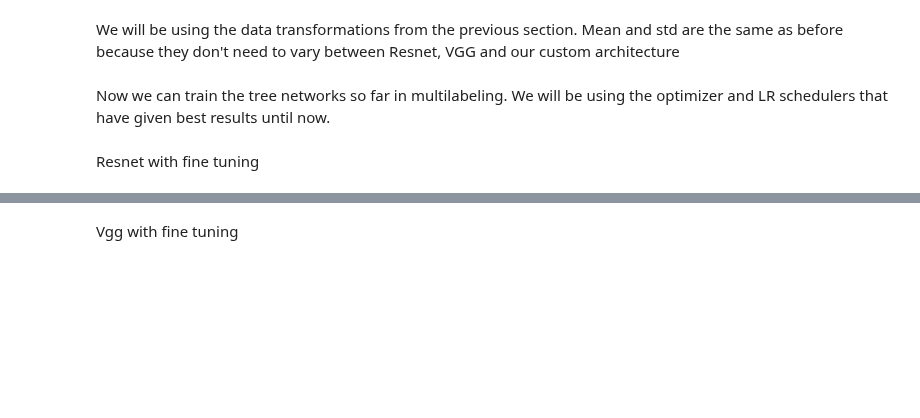
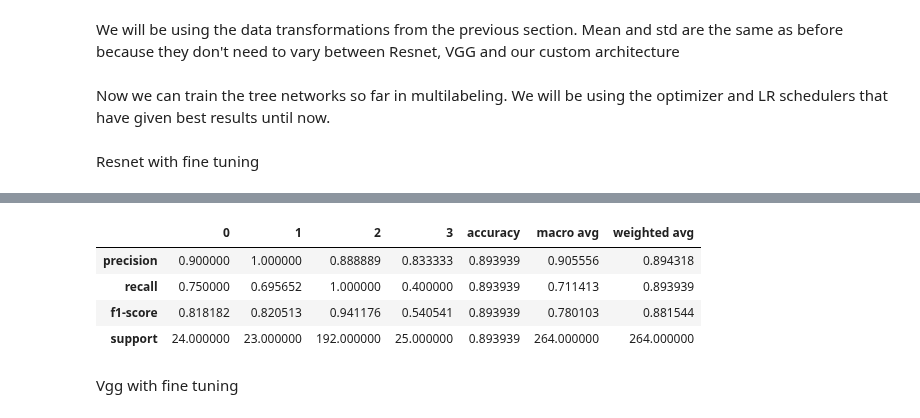
Before and after one commit to joaolucasmartins/VC2022, a Jupyter notebook: Part2/classification.ipynb, the cells around one changed output, grey strips where cells are left out. Cells and saved outputs as stored; diff of their text form; code cells hidden in the pictures; blank space fills up the shorter version.

```diff
--- a/Part2/classification.ipynb
+++ b/Part2/classification.ipynb
@@ -1562,3 +1581,12 @@ Finished
+# %%
+res = resnet_trainer.test(test_dataloader)
+pd.DataFrame.from_dict(res)
+# %% [output]
+|  | 0 | 1 | 2 | 3 | accuracy | macro avg | weighted avg |
+| precision | 0.900000 | 1.000000 | 0.888889 | 0.833333 | 0.893939 | 0.905556 | 0.894318 |
+| recall | 0.750000 | 0.695652 | 1.000000 | 0.400000 | 0.893939 | 0.711413 | 0.893939 |
+| f1-score | 0.818182 | 0.820513 | 0.941176 | 0.540541 | 0.893939 | 0.780103 | 0.881544 |
+| support | 24.000000 | 23.000000 | 192.000000 | 25.000000 | 0.893939 | 264.000000 | 264.000000 |
 # %% [markdown]
 Vgg with fine tuning
 # %%
```
Also changed, not shown: parts of 13 cells of this notebook.
